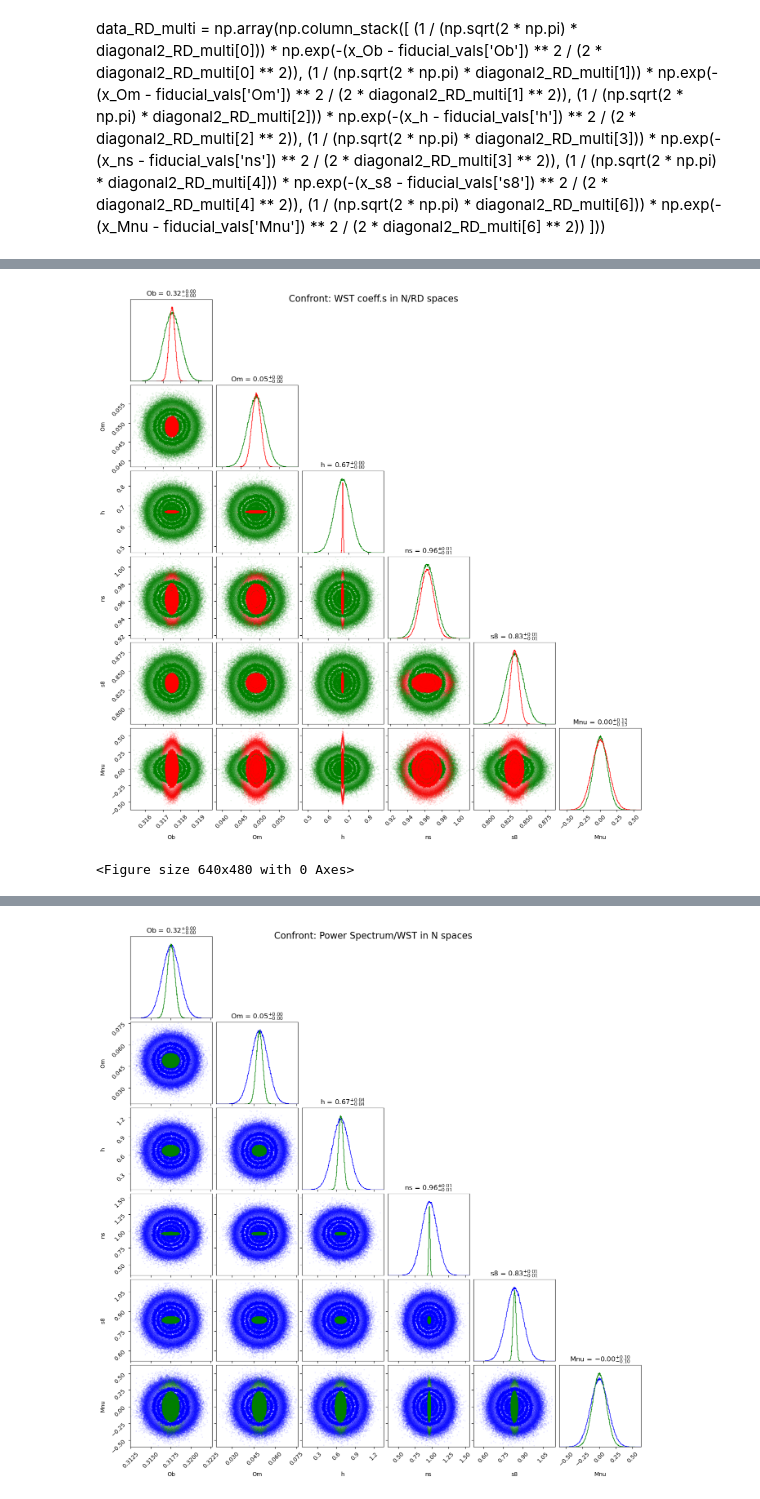
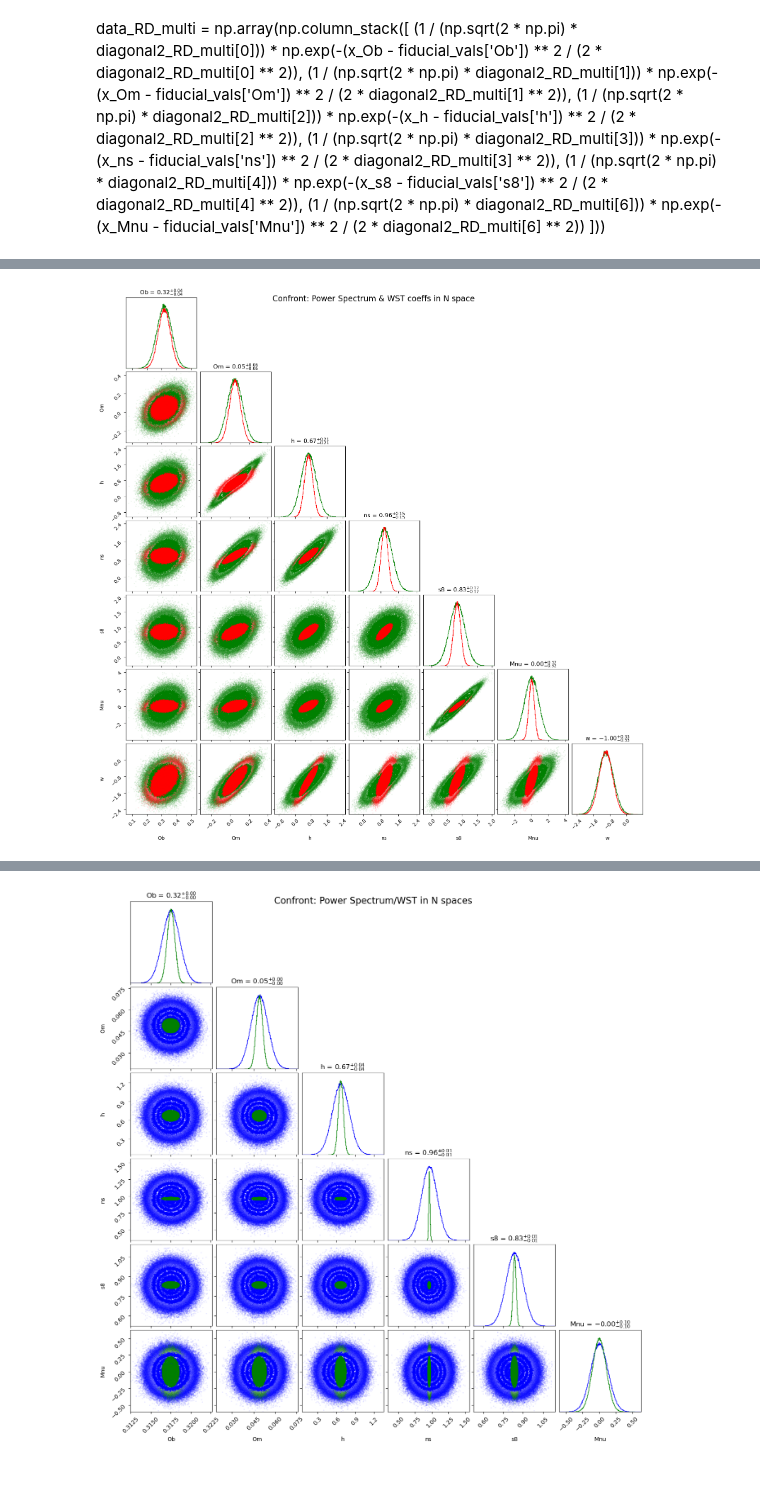
Before and after one commit to RiccGerva97/Tesi-Magistrale, a Jupyter notebook: Elaborations/a_firstcheck.ipynb, the cells around one changed output, grey strips where cells are left out. Drawn from its saved outputs; the diff is of its cells as text; code cells hidden in the pictures.

```diff
--- a/Elaborations/a_firstcheck.ipynb
+++ b/Elaborations/a_firstcheck.ipynb
@@ -530,6 +551,7 @@ n_seen = 0
 #### Pk - Ns
 # %%
 files_to_read_N_pk = []
+files_to_read_N_k_modes = []
 
 monos_tot_N_pk = np.zeros((len(cosmologies), 221))
 quads_tot_N_pk = np.zeros((len(cosmologies), 221))
@@ -541,9 +563,17 @@ zeldovich_mono_N_coeffs = []
 zeldovich_quad_N_coeffs = []
 zeldovich_multi_N = []
 
+fiducial_mono_0 = []
+fiducial_quad_0 = []
+fiducial_muti_0 = []
+
 
 for i in range(len(files_to_read_raw_pk)):
     if "_Ns_" in files_to_read_raw_pk[i] and "400" not in  files_to_read_raw_pk[i] and "_Pk_M_" in files_to_read_raw_pk[i]: files_to_read_N_pk.append(files_to_read_raw_pk[i])
+
+for i in range(len(files_to_read_raw_pk)):
+    if "_Ns_" in files_to_read_raw_pk[i] and "400" not in  files_to_read_raw_pk[i] and "_k3D_M_" in files_to_read_raw_pk[i]: files_to_read_N_k_modes.append(files_to_read_raw_pk[i])
+
 
 for i in range(len(files_to_read_N_pk)):
     coeffs_cosm_pk = []
@@ -603,6 +633,10 @@ for i in range(len(files_to_read_N_pk)):
                     break
                 except RuntimeWarning:
                     print("problem here: ", file_reading)
+        fiducial_mono_0 = fiducial_mono_N_coeffs[0]
+        fiducial_quad_0 = fiducial_quad_N_coeffs[0]
+        fiducial_muti_0 = fiducial_multi_N[0]
+
         fiducial_mono_N_avg = np.average(fiducial_mono_N_coeffs, axis=0)
         fiducial_quad_N_avg = np.average(fiducial_quad_N_coeffs, axis=0)
         fiducial_multi_N_avg = np.average(fiducial_multi_N, axis=0)
@@ -818,8 +926,11 @@ for a in range(7):
 
 inverse2_N = np.linalg.inv(Fish2_N)
 diagonal2_N_multi = []
+constrains_N_pk = np.zeros((7,7))
 for i in range(len(inverse2_N)):
     diagonal2_N_multi.append(np.abs(inverse2_N[i, i])**0.5)
+    for j in range(7):
+        constrains_N_pk[i, j] += np.abs(inverse2_N[i, j])**0.5
 
 for i in range(len(diagonal2_N_multi)):
     print(parameter_name[i], ": ", np.abs(diagonal2_N_multi[i]))
@@ -1066,3 +1298,5 @@ data_RD_multi = np.array(np.column_stack([
     (1 / (np.sqrt(2 * np.pi) * diagonal2_RD_multi[4])) * np.exp(-(x_s8  - fiducial_vals['s8'])  ** 2 / (2 * diagonal2_RD_multi[4] ** 2)),
     (1 / (np.sqrt(2 * np.pi) * diagonal2_RD_multi[6])) * np.exp(-(x_Mnu - fiducial_vals['Mnu']) ** 2 / (2 * diagonal2_RD_multi[6] ** 2))
 ]))
+# %%
+mean_vals = np.array((0.3175, 0.049, 0.6711, 0.9624, 0.834, 0, -1))
@@ -1068,0 +1312,5 @@ data_RD_multi = np.array(np.column_stack([
+# %%
+data_wst_n  = np.random.multivariate_normal(mean=mean_vals, cov=constrains_N_wst, size=350000)
+data_wst_rd = np.random.multivariate_normal(mean=mean_vals, cov=constrains_RD_wst, size=350000)
+data_pk_n   = np.random.multivariate_normal(mean=mean_vals, cov=constrains_N_pk, size=350000)
+data_pk_rd  = np.random.multivariate_normal(mean=mean_vals, cov=constrains_RD_pk, size=350000)
@@ -1069,23 +1345,19 @@ data_RD_multi = np.array(np.column_stack([
 # %%
-figure1 = corner.corner(data_N_wst, labels=['Ob', 'Om', 'h', 'ns','s8', 'Mnu'], show_titles=True,
+figure1 = corner.corner(data_pk_n, labels=['Ob', 'Om', 'h', 'ns','s8', 'Mnu','w'], show_titles=True,
                        title_kwargs={"fontsize": 12},
                        bins = Bins,
                        # color='g', hist_kwargs={"color": "b"}, contour_kwargs={"colors": "r"})
                        color='g', hist_kwargs={"color": "g"}, contour_kwargs={"colors": "g"}
                        )
-
-corner.corner(data_RD_wst, labels=['Ob', 'Om', 'h', 'ns','s8', 'Mnu'], show_titles=True,
+corner.corner(data_wst_n, labels=['Ob', 'Om', 'h', 'ns','s8', 'Mnu', 'w'], show_titles=True,
                        title_kwargs={"fontsize": 12},
                        bins = Bins,
                        # color='g', hist_kwargs={"color": "b"}, contour_kwargs={"colors": "r"})
                        color='r', hist_kwargs={"color": "r"}, contour_kwargs={"colors": "r"},
                        fig=figure1)
 
-figure1.suptitle('Confront: WST coeff.s in N/RD spaces', fontsize=16)
-# plt.figtext(0.25, 0.95, "Corner data_N_wst", fontsize=14, ha="center")
-# plt.figtext(0.75, 0.95, "Corner data_RD_wst", fontsize=14, ha="center")
-plt.show()
-plt.savefig("WST_coeffs_N_RD.pdf")
+figure1.suptitle('Confront: Power Spectrum & WST coeffs in N space', fontsize=16)
+# plt.savefig("PK_coeffs_N_RD.pdf")
+plt.show();
 # %% [output]
-[figure, old version]
+[figure, new version]
-<Figure size 640x480 with 0 Axes>
```
Also changed, not shown: parts of 38 cells of this notebook, 9 other files.
